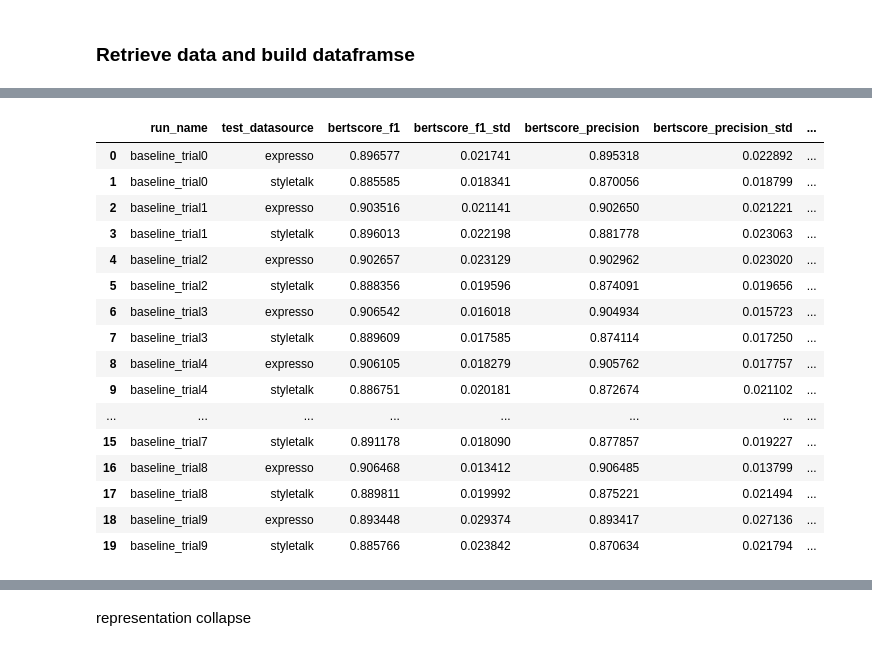
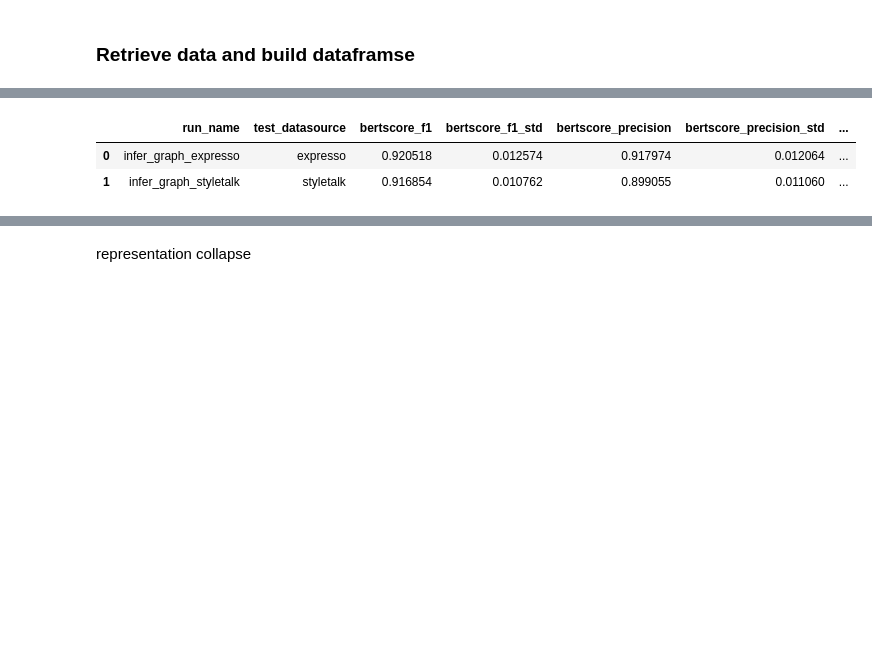
Before and after one commit to JackMclaughlin424/imgs789-project_graph-dialogue-modeling, a Jupyter notebook: src/notebooks/inference_test_visualizations.ipynb, the cells around one changed output, grey strips where cells are left out. Drawn from its saved outputs; the diff is of its cells as text; code cells hidden in the pictures; blank space fills up the shorter version.

```diff
--- a/src/notebooks/inference_test_visualizations.ipynb
+++ b/src/notebooks/inference_test_visualizations.ipynb
@@ -58,8 +56,8 @@ for run in runs:
         else:
             rows_graph.append(row)
 
-results_df  = pd.DataFrame(rows_transformer)
-baseline_df = pd.DataFrame(rows_graph)
+transformer_df  = pd.DataFrame(rows_transformer)
+graph_df = pd.DataFrame(rows_graph)
 
 pd.set_option("display.max_colwidth", None)
 pd.set_option("display.max_columns", None)
@@ -86,20 +70,6 @@ results_df
 # %%
-baseline_df
+graph_df
 # %% [output]
 |  | run_name | test_datasource | bertscore_f1 | bertscore_f1_std | bertscore_precision | bertscore_precision_std | ... |
-| 0 | baseline_trial0 | expresso | 0.896577 | 0.021741 | 0.895318 | 0.022892 | ... |
-| 1 | baseline_trial0 | styletalk | 0.885585 | 0.018341 | 0.870056 | 0.018799 | ... |
-| 2 | baseline_trial1 | expresso | 0.903516 | 0.021141 | 0.902650 | 0.021221 | ... |
-| 3 | baseline_trial1 | styletalk | 0.896013 | 0.022198 | 0.881778 | 0.023063 | ... |
-| 4 | baseline_trial2 | expresso | 0.902657 | 0.023129 | 0.902962 | 0.023020 | ... |
-| 5 | baseline_trial2 | styletalk | 0.888356 | 0.019596 | 0.874091 | 0.019656 | ... |
-| 6 | baseline_trial3 | expresso | 0.906542 | 0.016018 | 0.904934 | 0.015723 | ... |
-| 7 | baseline_trial3 | styletalk | 0.889609 | 0.017585 | 0.874114 | 0.017250 | ... |
-| 8 | baseline_trial4 | expresso | 0.906105 | 0.018279 | 0.905762 | 0.017757 | ... |
-| 9 | baseline_trial4 | styletalk | 0.886751 | 0.020181 | 0.872674 | 0.021102 | ... |
-| ... | ... | ... | ... | ... | ... | ... | ... |
-| 15 | baseline_trial7 | styletalk | 0.891178 | 0.018090 | 0.877857 | 0.019227 | ... |
-| 16 | baseline_trial8 | expresso | 0.906468 | 0.013412 | 0.906485 | 0.013799 | ... |
-| 17 | baseline_trial8 | styletalk | 0.889811 | 0.019992 | 0.875221 | 0.021494 | ... |
-| 18 | baseline_trial9 | expresso | 0.893448 | 0.029374 | 0.893417 | 0.027136 | ... |
-| 19 | baseline_trial9 | styletalk | 0.885766 | 0.023842 | 0.870634 | 0.021794 | ... |
+| 0 | infer_graph_expresso | expresso | 0.920518 | 0.012574 | 0.917974 | 0.012064 | ... |
+| 1 | infer_graph_styletalk | styletalk | 0.916854 | 0.010762 | 0.899055 | 0.011060 | ... |
```
Also changed, not shown: parts of 10 cells of this notebook.
